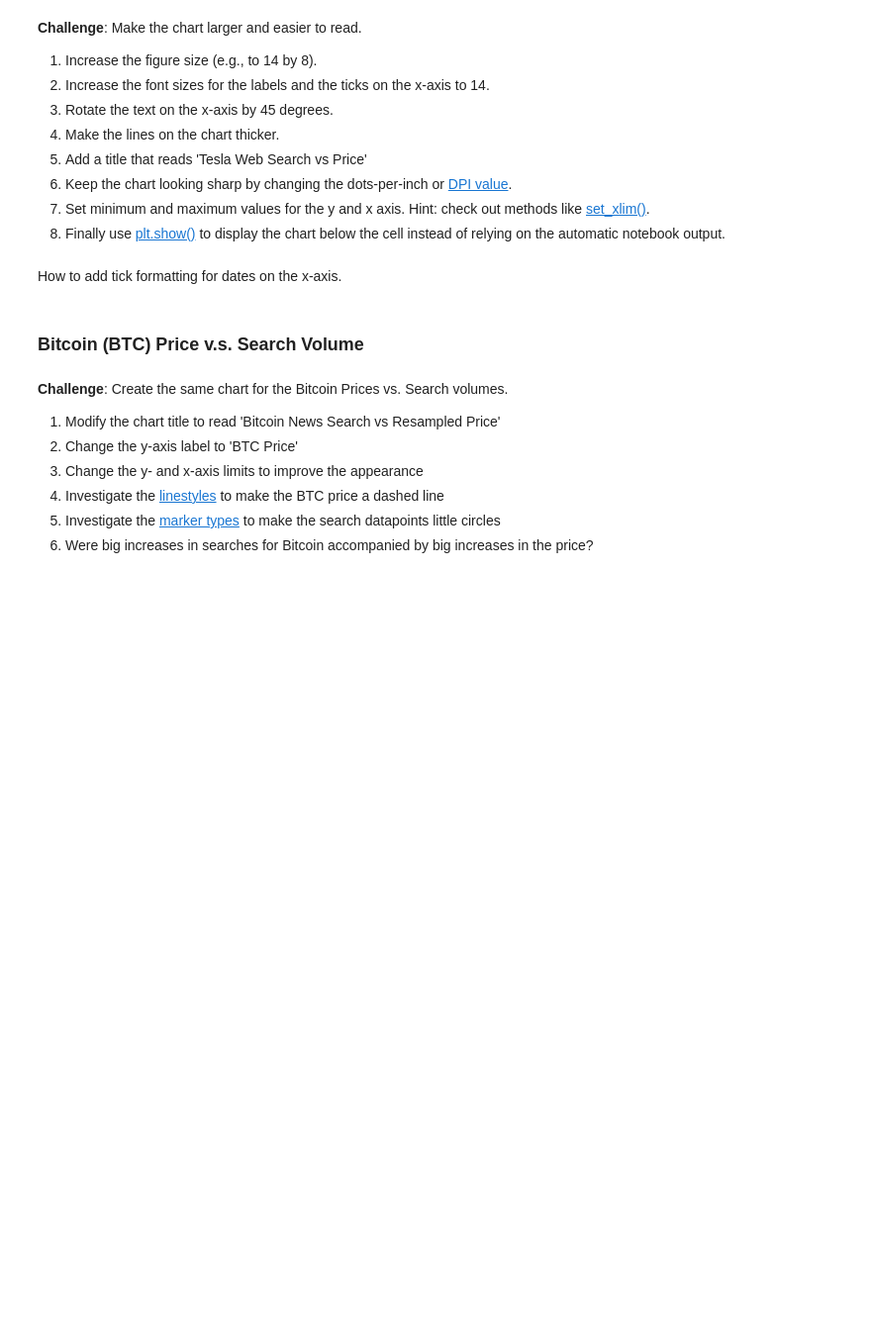
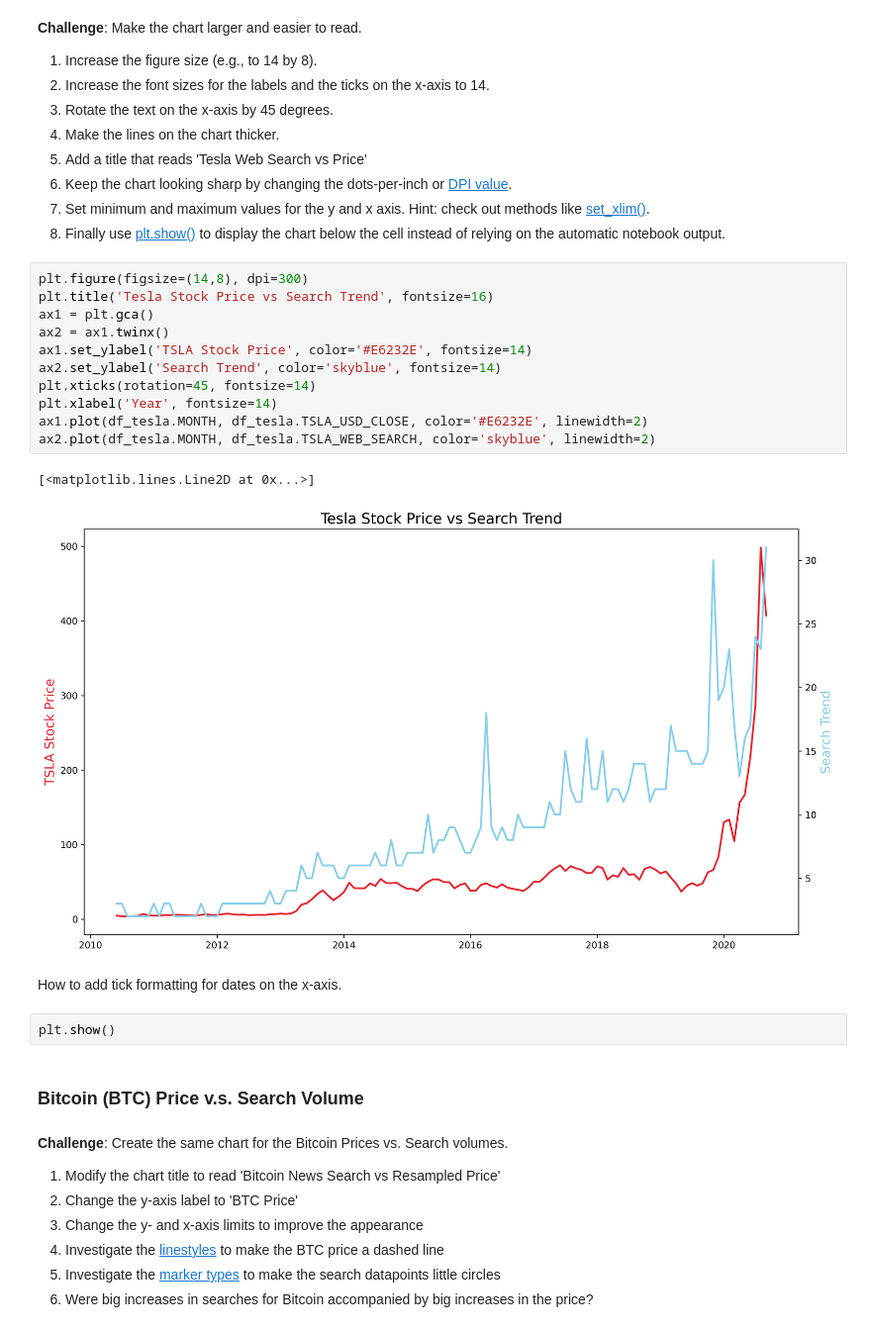
Before and after one commit to itswael/Google-Trends-Data-Analysis, a Jupyter notebook: Google Trends and Data Visualisation.ipynb, the cells around one changed output. Shown at 99% size. Drawn from its saved outputs; the diff is of its cells as text; blank space fills up the shorter version.

```diff
--- a/Google Trends and Data Visualisation.ipynb
+++ b/Google Trends and Data Visualisation.ipynb
@@ -184,8 +208,24 @@ Hint: you can colour both the [axis labels](https://matplotlib.org/3.3.2/api/tex
 6. Keep the chart looking sharp by changing the dots-per-inch or [DPI value](https://matplotlib.org/3.1.1/api/_as_gen/matplotlib.pyplot.figure.html).
 7. Set minimum and maximum values for the y and x axis. Hint: check out methods like [set_xlim()](https://matplotlib.org/3.1.1/api/_as_gen/matplotlib.axes.Axes.set_xlim.html).
 8. Finally use [plt.show()](https://matplotlib.org/3.2.1/api/_as_gen/matplotlib.pyplot.show.html) to display the chart below the cell instead of relying on the automatic notebook output.
+# %%
+plt.figure(figsize=(14,8), dpi=300)
+plt.title('Tesla Stock Price vs Search Trend', fontsize=16)
+ax1 = plt.gca()
+ax2 = ax1.twinx()
+ax1.set_ylabel('TSLA Stock Price', color='#E6232E', fontsize=14)
+ax2.set_ylabel('Search Trend', color='skyblue', fontsize=14)
+plt.xticks(rotation=45, fontsize=14)
+plt.xlabel('Year', fontsize=14)
+ax1.plot(df_tesla.MONTH, df_tesla.TSLA_USD_CLOSE, color='#E6232E', linewidth=2)
+ax2.plot(df_tesla.MONTH, df_tesla.TSLA_WEB_SEARCH, color='skyblue', linewidth=2)
+# %% [output]
+[<matplotlib.lines.Line2D at 0x...>]
+[figure, added]
 # %% [markdown]
 How to add tick formatting for dates on the x-axis.
+# %%
+plt.show()
 # %% [markdown]
 ### Bitcoin (BTC) Price v.s. Search Volume
 # %% [markdown]
```
Also changed, not shown: parts of 2 cells of this notebook.
